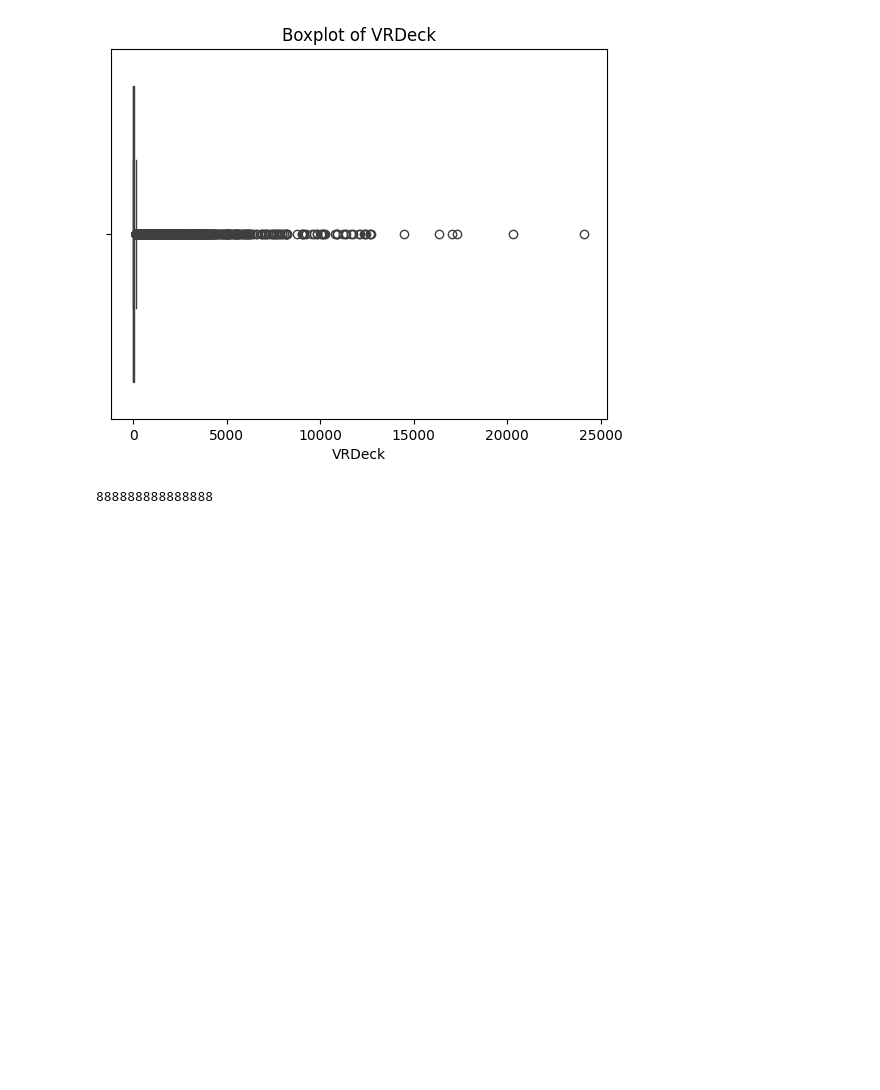
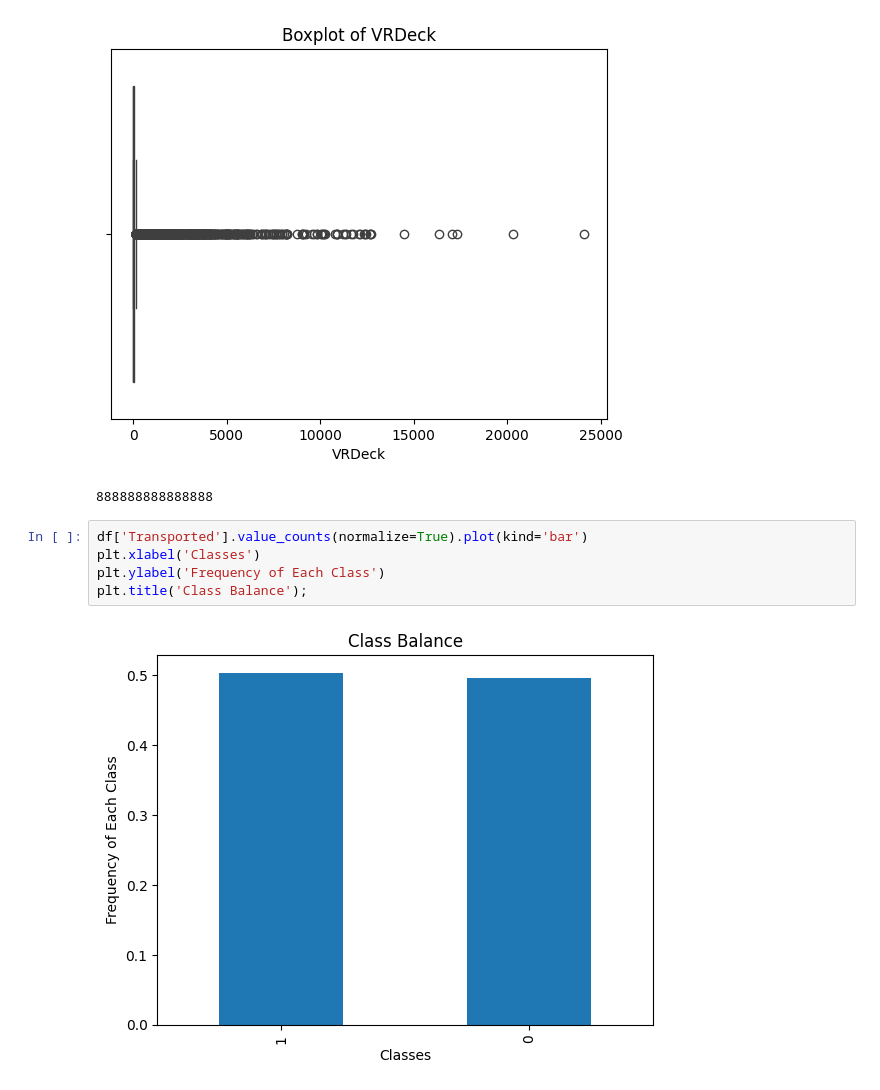
Before and after one commit to pabrokim/space-ship-titanic-classification, a Jupyter notebook: titanic.ipynb, the cells around one changed output. Drawn from its saved outputs; the diff is of its cells as text; blank space fills up the shorter version.

Commit message:
Class Balance

```diff
--- a/titanic.ipynb
+++ b/titanic.ipynb
@@ -125,3 +125,10 @@ for col in num_feat.columns:
 888888888888888
 [figure]
 888888888888888
+# %%
+df['Transported'].value_counts(normalize=True).plot(kind='bar')
+plt.xlabel('Classes')
+plt.ylabel('Frequency of Each Class')
+plt.title('Class Balance');
+# %% [output]
+[figure, added]
```
